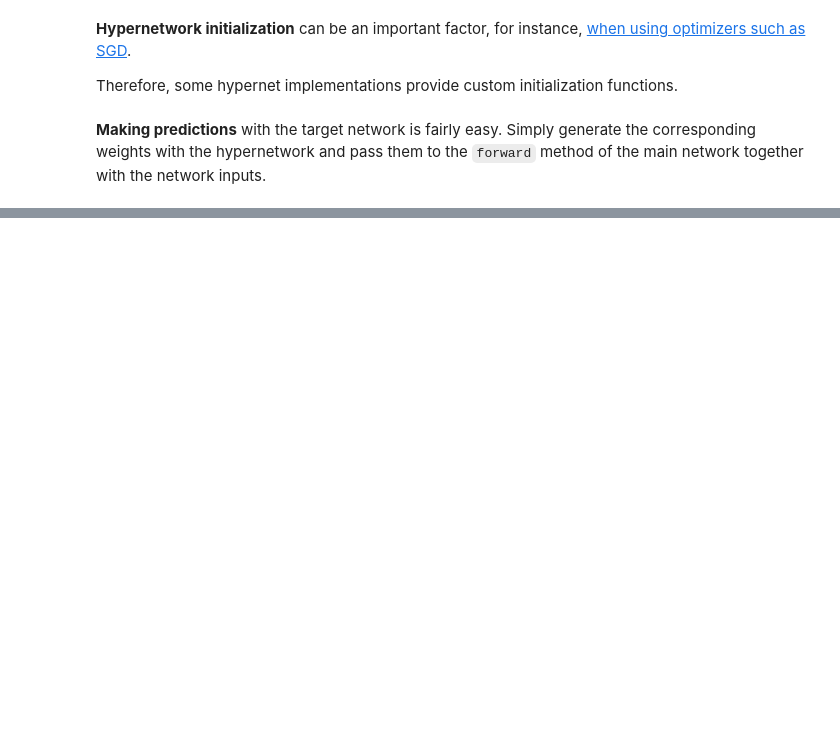
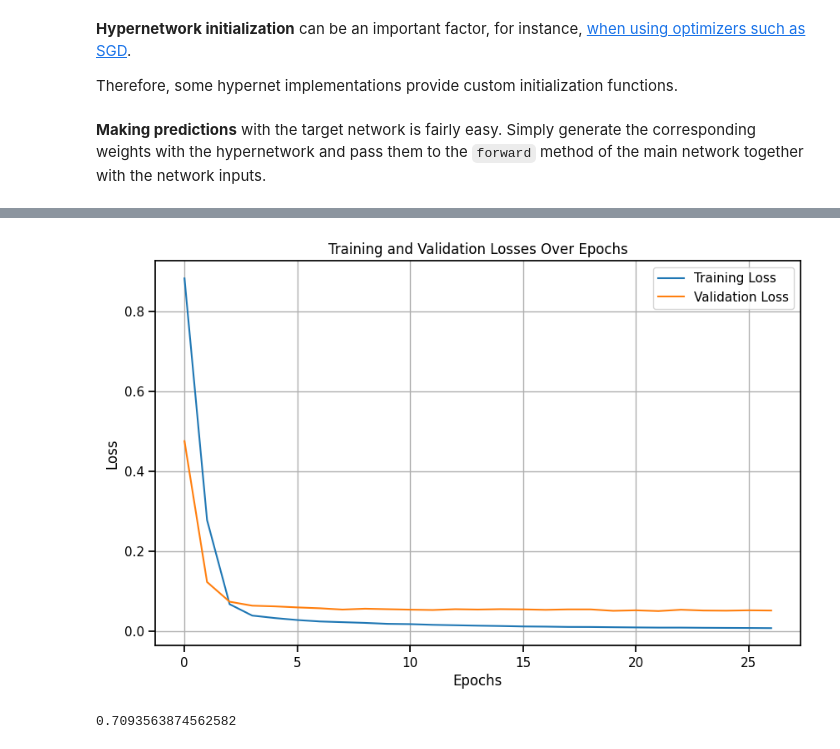
Before and after one commit to nereaiscamu/CL_UpperLimb_Control, a Jupyter notebook: Task1_HNET.ipynb, the cells around one changed output, grey strips where cells are left out. Saved outputs shown, nothing was run; the diff lists cells and outputs as text; code cells hidden in the pictures; blank space fills up the shorter version.

```diff
--- a/Task1_HNET.ipynb
+++ b/Task1_HNET.ipynb
@@ -219,6 +260,19 @@ From hypnettorch, we have:
 - `HMLP:` A variety of hypernetworks is available in subpackage hypnettorch.hnets. The simplest being a fully-connected hypernetwork, see class hypnettorch.hnets.HMLP. Such simplistic hypernetwork is huge, as its parameter count is quadratic in the number of parameters of the corresponding main network. Therefore, several more sophisticated hypernetwork options are available, which are just as simple to use (most notably, hypnettorch.hnets.ChunkedHMLP). However, to keep this tutorial light, we don't discuss these options here.
 # %%
 from IPython.display import display, Markdown, Latex
+# %%
+# Specify that we want our tensors on the GPU and in float32
+device = torch.device('cpu') #suposed to be cuda
+dtype = torch.float32
+path_to_models = './Models'
+
+num_dim_output = y_train_stim.shape[2]
+num_features = x_train_stim.shape[2]
+
+seed = 42
+torch.manual_seed(seed)
+
+seq_length = 75
 # %%
 from hypnettorch.mnets import SimpleRNN
 
@@ -245,7 +299,7 @@ size_task_embedding = 8
 
 hnet = HMLP(model.param_shapes, uncond_in_size=0,
              cond_in_size=size_task_embedding,
-            layers=[100, 100],
+            layers=[20, 20],
             num_cond_embs=num_conditions).to(device)
 
 print()
@@ -491,5 +330,11 @@ def train_hypernet(model, hnet,y_train_base, x_train_base,
+# %%
+# Define parameters for training
+num_epochs = 50
+batch_size_train = 25
+batch_size_val = 25
+Reg = globals().get(reg_hnet)
 # %%
-train_losses, val_losses = train_hypernet(model, hnet, y_train_base, x_train_base,
+train_losses, val_losses, W_base, W_stim = train_hypernet(model, hnet, y_train_base, x_train_base,
                 y_train_stim,  x_train_stim,
                 y_val_base,  x_val_base,
                 y_val_stim,    x_val_stim,
@@ -497,7 +342,8 @@ train_losses, val_losses = train_hypernet(model, hnet, y_train_base, x_train_bas
                 lr_step_size=10,
                 lr_gamma=0.9,
                 sequence_length_LSTM=10,
-                batch_size_train = 3,
-                batch_size_val = 3,
-                num_epochs=1000)
+                batch_size_train = batch_size_train,
+                batch_size_val = batch_size_val,
+                num_epochs=1000,
+                regularizer = Reg)
 # %% [output]
@@ -506,0 +367,6 @@ Epoch 002 Train 0.0024 Val 0.0444
+# %%
+# Assuming you have already trained your model and collected the losses
+# train_losses and val_losses are numpy arrays containing losses for each epoch
+plot_losses(train_losses, val_losses)
+# %% [output]
+[figure, added]
@@ -506,0 +410,4 @@ Epoch 002 Train 0.0024 Val 0.0444
+# %%
+calc_explained_variance(x_train_base, y_train_base, model, W_base)
+# %% [output]
+0.7093563874562582
```
Also changed, not shown: parts of 20 cells of this notebook, 1 other file.
